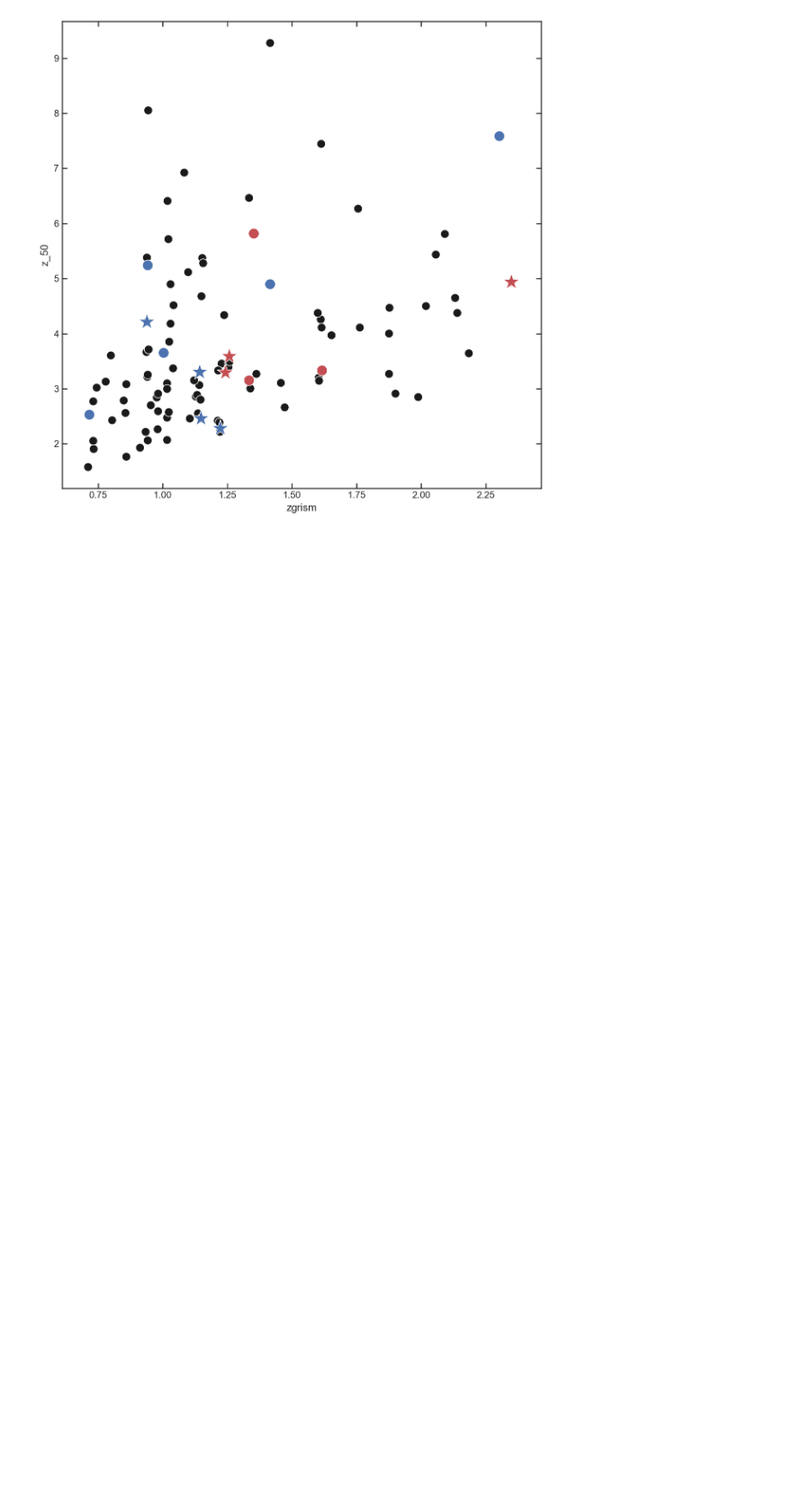
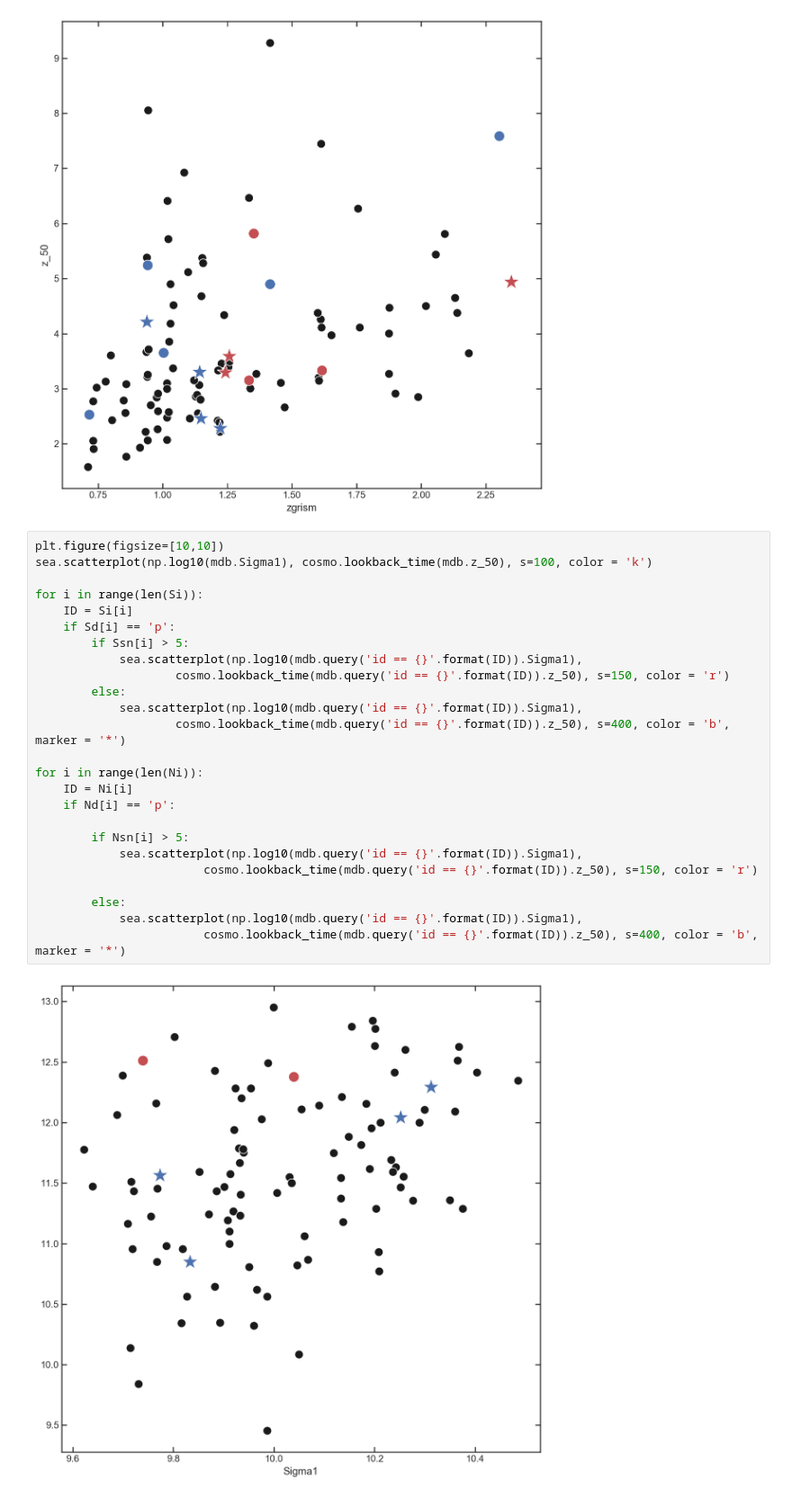
Before and after one commit to Vince-ec/Cluster_and_field, a Jupyter notebook: scripts/24_micron.ipynb, the cells around one changed output. Shown at 90% size. Cells and saved outputs as stored; diff of their text form; blank space fills up the shorter version.

```diff
--- a/scripts/24_micron.ipynb
+++ b/scripts/24_micron.ipynb
@@ -614,3 +614,30 @@ for i in range(len(Ni)):
                 mdb.query('id == {}'.format(ID)).z_50, s=400, color = 'b', marker = '*')
 # %% [output]
 [figure]
+# %%
+plt.figure(figsize=[10,10])
+sea.scatterplot(np.log10(mdb.Sigma1), cosmo.lookback_time(mdb.z_50), s=100, color = 'k')
+
+for i in range(len(Si)):
+    ID = Si[i]
+    if Sd[i] == 'p':
+        if Ssn[i] > 5:
+            sea.scatterplot(np.log10(mdb.query('id == {}'.format(ID)).Sigma1),
+                    cosmo.lookback_time(mdb.query('id == {}'.format(ID)).z_50), s=150, color = 'r')
+        else:
+            sea.scatterplot(np.log10(mdb.query('id == {}'.format(ID)).Sigma1),
+                    cosmo.lookback_time(mdb.query('id == {}'.format(ID)).z_50), s=400, color = 'b', marker = '*')
+
+for i in range(len(Ni)):
+    ID = Ni[i]
+    if Nd[i] == 'p':
+
+        if Nsn[i] > 5:
+            sea.scatterplot(np.log10(mdb.query('id == {}'.format(ID)).Sigma1),
+                        cosmo.lookback_time(mdb.query('id == {}'.format(ID)).z_50), s=150, color = 'r')
+
+        else:
+            sea.scatterplot(np.log10(mdb.query('id == {}'.format(ID)).Sigma1),
+                        cosmo.lookback_time(mdb.query('id == {}'.format(ID)).z_50), s=400, color = 'b', marker = '*')
+# %% [output]
+[figure, added]
```
Also changed, not shown: 1 other file.
